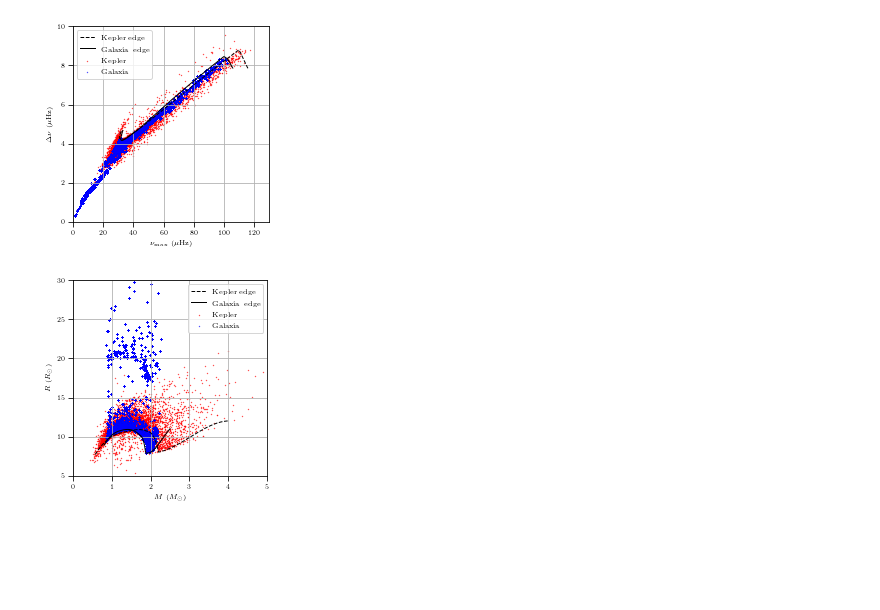
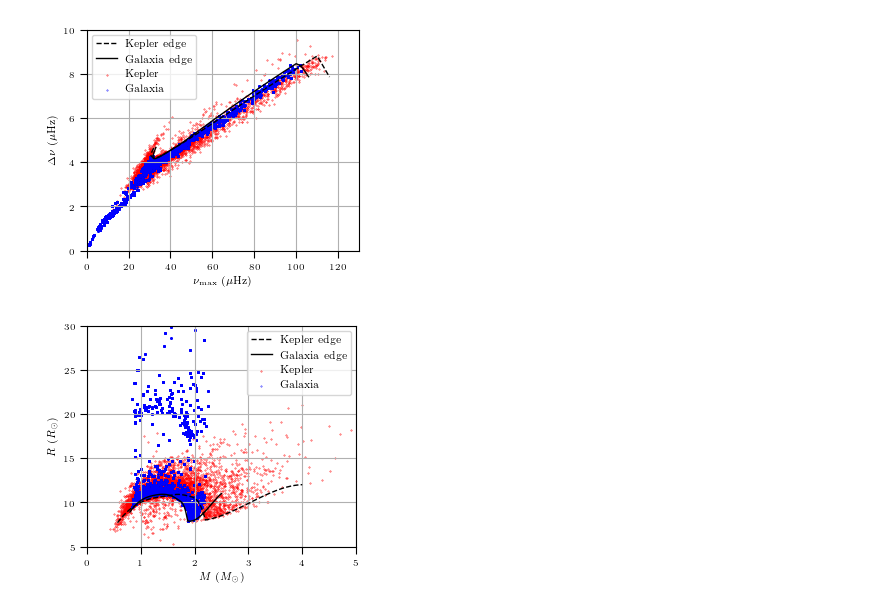
Before and after one commit to parallelpro/nike, a Jupyter notebook: paper_sharpness/(3-1) diagram.ipynb, the cells around one changed output. Cells and saved outputs as stored; diff of their text form; code cells hidden in the pictures; blank space fills up the shorter version.

```diff
--- a/paper_sharpness/(3-1) diagram.ipynb
+++ b/paper_sharpness/(3-1) diagram.ipynb
@@ -10,11 +10,11 @@ def plot_model_diagram(diagram, xobs, yobs, xedge_obs, yedge_obs,
     xpdv, ypdv = xpdv[idx], ypdv[idx]
 
     # result plot
-    fig = plt.figure(figsize=mnras_size(square=True))
+    fig = plt.figure(figsize=mnras_size(ratio=0.85))
     axes = fig.subplots(nrows=1, ncols=1, squeeze=False).reshape(-1)
 
-    axes[0].scatter(xobs, yobs, s=0.1, color="red", label="Kepler")
-    axes[0].scatter(xpdv, ypdv, s=0.1, color="blue", label="Galaxia")
+    axes[0].scatter(xobs, yobs, s=0.1, color="red", label="Kepler", rasterized=True)
+    axes[0].scatter(xpdv, ypdv, s=0.1, color="blue", label="Galaxia", rasterized=True)
     axes[0].plot(xedge_obs, yedge_obs, "k--", linewidth=1., label="Kepler edge", zorder=100)
     axes[0].plot(xedge_pdv, yedge_pdv, "k-", linewidth=1., label="Galaxia edge", zorder=100)
     axes[0].grid(True, zorder=-10)
@@ -35,40 +35,40 @@ def plot_model_diagram(diagram, xobs, yobs, xedge_obs, yedge_obs,
     plt.savefig(overleaf_path+filename)
     # plt.close()
 # %%
-yu = np.load(work_path+'sample/yu/yu18.npy',allow_pickle=True).tolist()
-edge = np.load(work_path+'sample/yu/tnu_edge_samples.npy')
-tck_obs, tp_obs = np.load(work_path+"sample/yu/nike_spline_tck.npy", allow_pickle=True)
+yu = np.load(work_path+'sample/heb/yu/yu18.npy',allow_pickle=True).tolist()
+edge = np.load(work_path+'sample/heb/yu/tnu_edge_samples.npy')
+tck_obs, tp_obs = np.load(work_path+"sample/heb/yu/nike_spline_tck.npy", allow_pickle=True)
 xobs, yobs = yu["numax"], yu["dnu"]
 xedge_obs, yedge_obs = edge[:,0], edge[:,1]
 
-pdv = np.load(work_path+'sample/padova/padova.npy',allow_pickle=True).tolist()
-edge = np.load(work_path+'sample/padova/tnu_edge_samples.npy')
-tck_pdv, tp_pdv = np.load(work_path+'sample/padova/nike_spline_tck.npy', allow_pickle=True)
+pdv = np.load(work_path+'sample/heb/padova/padova.npy',allow_pickle=True).tolist()
+edge = np.load(work_path+'sample/heb/padova/tnu_edge_samples.npy')
+tck_pdv, tp_pdv = np.load(work_path+'sample/heb/padova/nike_spline_tck.npy', allow_pickle=True)
 xpdv, ypdv = pdv["numax"], pdv["dnu"]
 xedge_pdv, yedge_pdv = edge[:,0], edge[:,1]
 
 
 diagram = "tnu"
-filename = "model_diagram_tnu.pdf"
+filename = "diagram_heb_tnu.pdf"
 plot_model_diagram(diagram, xobs, yobs, xedge_obs, yedge_obs,
             xpdv, ypdv, xedge_pdv, yedge_pdv, filename)
 
 
-yu = np.load(work_path+'sample/yu/yu18.npy',allow_pickle=True).tolist()
-edge = np.load(work_path+'sample/yu/mr_edge_samples.npy')
-tck_obs, tp_obs = np.load(work_path+"sample/yu/mr_spline_tck.npy", allow_pickle=True)
+yu = np.load(work_path+'sample/heb/yu/yu18.npy',allow_pickle=True).tolist()
+edge = np.load(work_path+'sample/heb/yu/mr_edge_samples.npy')
+tck_obs, tp_obs = np.load(work_path+"sample/heb/yu/mr_spline_tck.npy", allow_pickle=True)
 xobs, yobs = yu["mass"], yu["radius"]
 xedge_obs, yedge_obs = edge[:,0], edge[:,1]
 
-pdv = np.load(work_path+'sample/padova/padova.npy',allow_pickle=True).tolist()
-edge = np.load(work_path+'sample/padova/mr_edge_samples.npy')
-tck_pdv, tp_pdv = np.load(work_path+'sample/padova/mr_spline_tck.npy', allow_pickle=True)
+pdv = np.load(work_path+'sample/heb/padova/padova.npy',allow_pickle=True).tolist()
+edge = np.load(work_path+'sample/heb/padova/mr_edge_samples.npy')
+tck_pdv, tp_pdv = np.load(work_path+'sample/heb/padova/mr_spline_tck.npy', allow_pickle=True)
 xpdv, ypdv = pdv["mass"], pdv["radius"]
 xedge_pdv, yedge_pdv = edge[:,0], edge[:,1]
 diagram = "mr"
-filename = "model_diagram_mr.pdf"
+filename = "diagram_heb_mr.pdf"
 plot_model_diagram(diagram, xobs, yobs, xedge_obs, yedge_obs,
             xpdv, ypdv, xedge_pdv, yedge_pdv, filename)
 # %% [output]
-[figure, old version]
+[figure, new version]
-[figure, old version]
+[figure, new version]
```
Also changed, not shown: parts of 2 cells of this notebook, 13 other files.
